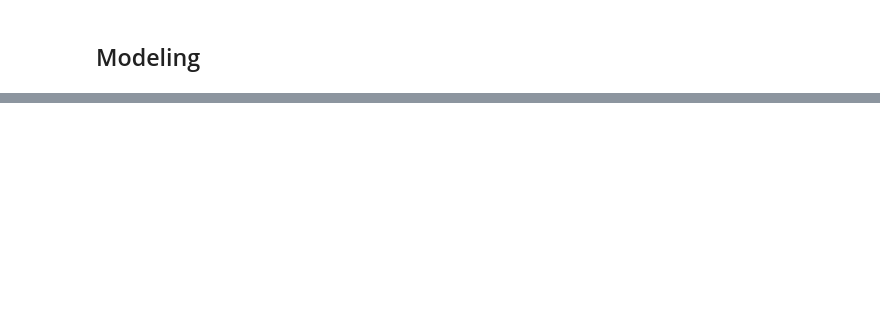
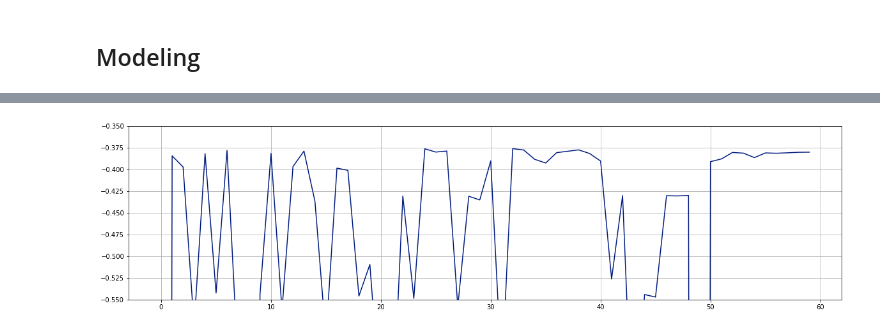
Before and after one commit to cebes/hyper-optimizer, a Jupyter notebook: main.ipynb, the cells around one changed output, grey strips where cells are left out. Saved outputs shown, nothing was run; the diff lists cells and outputs as text; code cells hidden in the pictures; blank space fills up the shorter version.

```diff
--- a/main.ipynb
+++ b/main.ipynb
@@ -268,0 +490,4 @@ print('Modeling RMSLE %.5f' % model.best_score)
+# %%
+draw_avg_test_score(spearmint_opt.history_)
+# %% [output]
+[figure, added]
```
Also changed, not shown: parts of 35 cells of this notebook.
